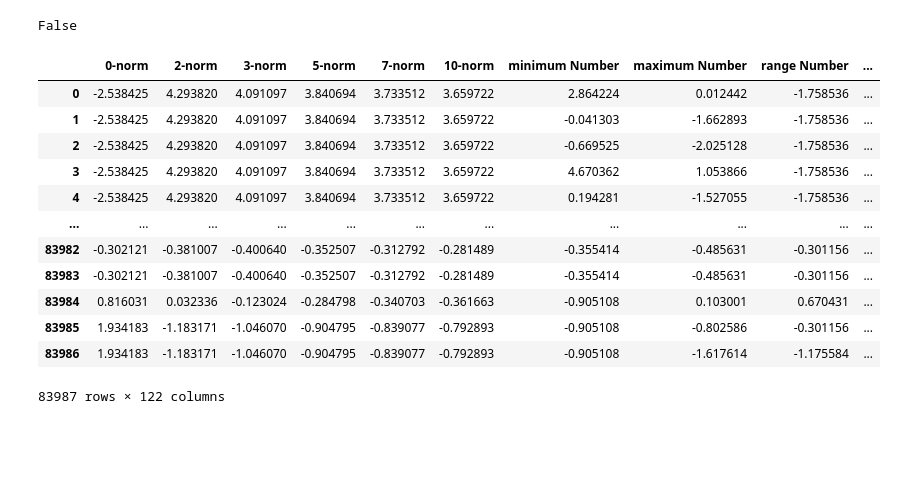
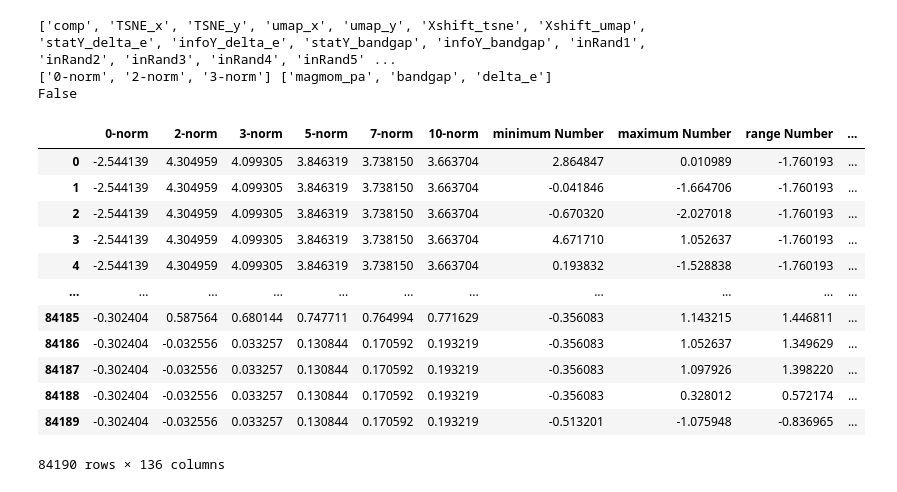
Before and after one commit to nicholas-miklaucic/ood-materials, a Jupyter notebook: subsampling.ipynb, the cells around one changed output. Drawn from its saved outputs; the diff is of its cells as text; code cells hidden in the pictures; blank space fills up the shorter version.

```diff
--- a/subsampling.ipynb
+++ b/subsampling.ipynb
@@ -7,7 +7,8 @@ import rho_plus as rp
 
 theme, cs = rp.mpl_setup(False)
 # %%
-full_df = pd.read_csv('mpc_full_feats_scaled.csv')
+# full_df = pd.read_csv('mpc_full_feats_scaled.csv')
+full_df = pd.read_feather('nom_dataset_pred.feather')
 full_df
 # %% [output]
 |  | comp | 0-norm | 2-norm | 3-norm | 5-norm | 7-norm | 10-norm | minimum Number | maximum Number | ... |
@@ -26,20 +27,27 @@ full_df
 # %%
-full_df_nonweird = full_df.drop(columns=['comp']).dropna(axis='columns')
+weird_cols = ['comp'] + list(full_df.columns[list(full_df.columns).index('delta_e')+1:])
+nonweird_cols = [c for c in full_df.columns if c not in weird_cols]
+print(weird_cols)
+print(nonweird_cols[:3], nonweird_cols[-3:])
+full_df_nonweird = full_df[nonweird_cols]
+full_df_weird = full_df[weird_cols]
 full_df_nonweird = full_df_nonweird[full_df_nonweird.columns[np.percentile(full_df_nonweird, [5, 95], axis=0).std(axis=0) != 0]]
 print(full_df_nonweird.isna().any().any())
 full_df_nonweird
 # %% [output]
+['comp', 'TSNE_x', 'TSNE_y', 'umap_x', 'umap_y', 'Xshift_tsne', 'Xshift_umap', 'statY_delta_e', 'infoY_delta_e', 'statY_bandgap', 'infoY_bandgap', 'inRand1', 'inRand2', 'inRand3', 'inRand4', 'inRand5' ...
+['0-norm', '2-norm', '3-norm'] ['magmom_pa', 'bandgap', 'delta_e']
 False
 |  | 0-norm | 2-norm | 3-norm | 5-norm | 7-norm | 10-norm | minimum Number | maximum Number | range Number | ... |
-| 0 | -2.538425 | 4.293820 | 4.091097 | 3.840694 | 3.733512 | 3.659722 | 2.864224 | 0.012442 | -1.758536 | ... |
-| 1 | -2.538425 | 4.293820 | 4.091097 | 3.840694 | 3.733512 | 3.659722 | -0.041303 | -1.662893 | -1.758536 | ... |
-| 2 | -2.538425 | 4.293820 | 4.091097 | 3.840694 | 3.733512 | 3.659722 | -0.669525 | -2.025128 | -1.758536 | ... |
-| 3 | -2.538425 | 4.293820 | 4.091097 | 3.840694 | 3.733512 | 3.659722 | 4.670362 | 1.053866 | -1.758536 | ... |
-| 4 | -2.538425 | 4.293820 | 4.091097 | 3.840694 | 3.733512 | 3.659722 | 0.194281 | -1.527055 | -1.758536 | ... |
+| 0 | -2.544139 | 4.304959 | 4.099305 | 3.846319 | 3.738150 | 3.663704 | 2.864847 | 0.010989 | -1.760193 | ... |
+| 1 | -2.544139 | 4.304959 | 4.099305 | 3.846319 | 3.738150 | 3.663704 | -0.041846 | -1.664706 | -1.760193 | ... |
+| 2 | -2.544139 | 4.304959 | 4.099305 | 3.846319 | 3.738150 | 3.663704 | -0.670320 | -2.027018 | -1.760193 | ... |
+| 3 | -2.544139 | 4.304959 | 4.099305 | 3.846319 | 3.738150 | 3.663704 | 4.671710 | 1.052637 | -1.760193 | ... |
+| 4 | -2.544139 | 4.304959 | 4.099305 | 3.846319 | 3.738150 | 3.663704 | 0.193832 | -1.528838 | -1.760193 | ... |
 | ... | ... | ... | ... | ... | ... | ... | ... | ... | ... | ... |
-| 83982 | -0.302121 | -0.381007 | -0.400640 | -0.352507 | -0.312792 | -0.281489 | -0.355414 | -0.485631 | -0.301156 | ... |
-| 83983 | -0.302121 | -0.381007 | -0.400640 | -0.352507 | -0.312792 | -0.281489 | -0.355414 | -0.485631 | -0.301156 | ... |
-| 83984 | 0.816031 | 0.032336 | -0.123024 | -0.284798 | -0.340703 | -0.361663 | -0.905108 | 0.103001 | 0.670431 | ... |
-| 83985 | 1.934183 | -1.183171 | -1.046070 | -0.904795 | -0.839077 | -0.792893 | -0.905108 | -0.802586 | -0.301156 | ... |
-| 83986 | 1.934183 | -1.183171 | -1.046070 | -0.904795 | -0.839077 | -0.792893 | -0.905108 | -1.617614 | -1.175584 | ... |
+| 84185 | -0.302404 | 0.587564 | 0.680144 | 0.747711 | 0.764994 | 0.771629 | -0.356083 | 1.143215 | 1.446811 | ... |
+| 84186 | -0.302404 | -0.032556 | 0.033257 | 0.130844 | 0.170592 | 0.193219 | -0.356083 | 1.052637 | 1.349629 | ... |
+| 84187 | -0.302404 | -0.032556 | 0.033257 | 0.130844 | 0.170592 | 0.193219 | -0.356083 | 1.097926 | 1.398220 | ... |
+| 84188 | -0.302404 | -0.032556 | 0.033257 | 0.130844 | 0.170592 | 0.193219 | -0.356083 | 0.328012 | 0.572174 | ... |
+| 84189 | -0.302404 | -0.032556 | 0.033257 | 0.130844 | 0.170592 | 0.193219 | -0.513201 | -1.075948 | -0.836965 | ... |
-83987 rows × 122 columns
+84190 rows × 136 columns
```
Also changed, not shown: parts of 10 cells of this notebook, 5 other files.
